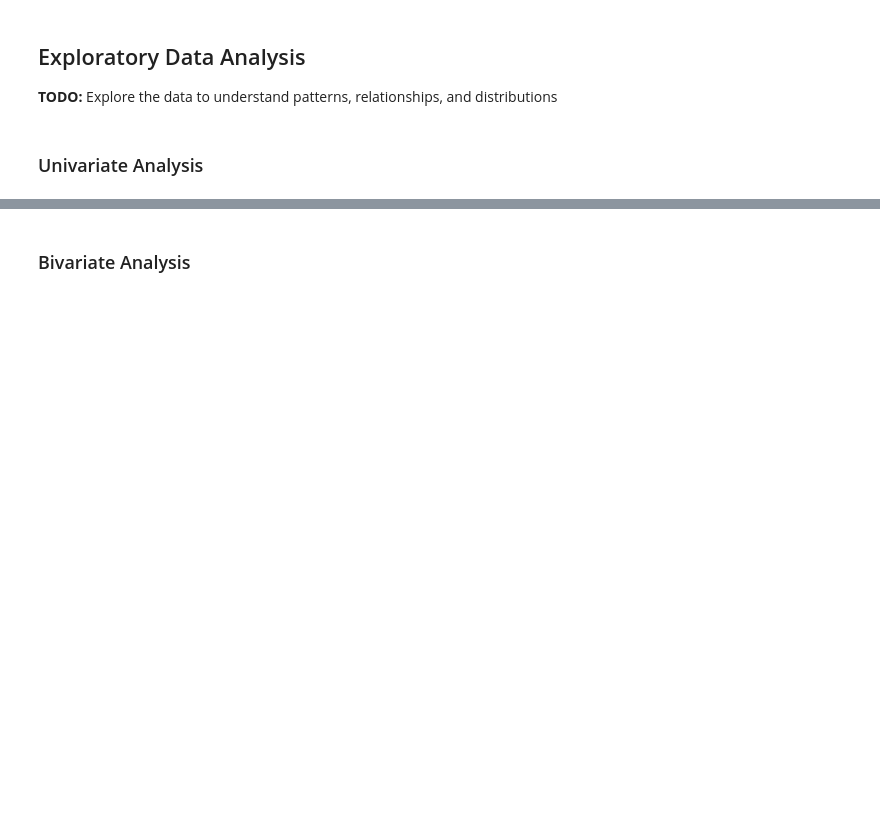
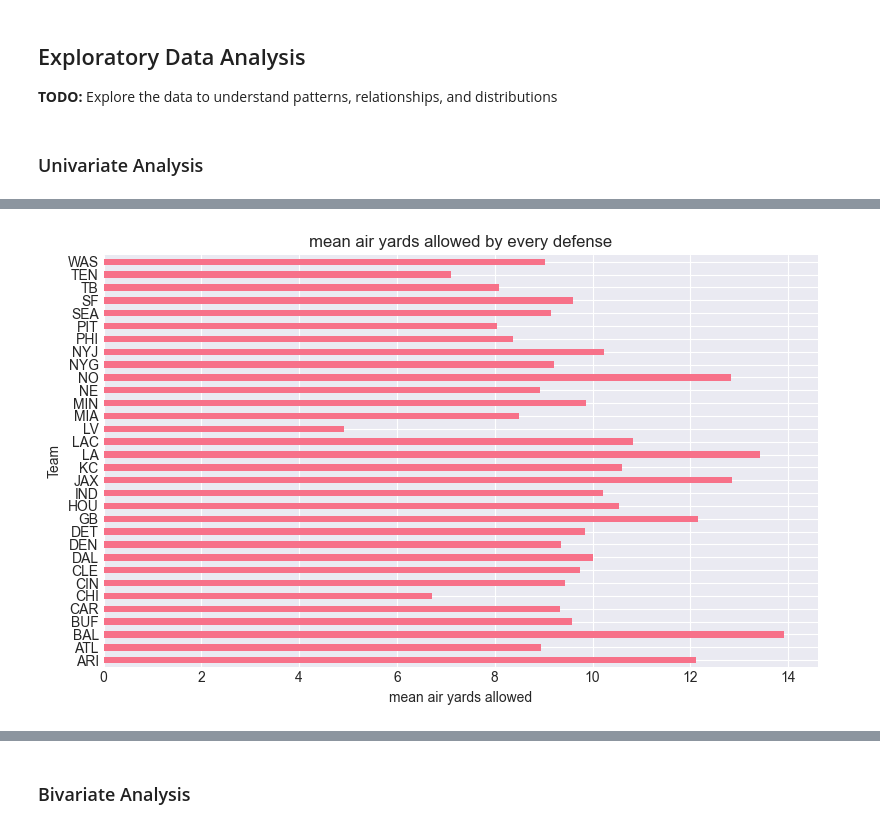
Before and after one commit to EdisonAyranisthebest/Eclipse_W26_Football, a Jupyter notebook: fourth_down_decision_epa_analysis.ipynb, the cells around one changed output, grey strips where cells are left out. Cells and saved outputs as stored; diff of their text form; code cells hidden in the pictures; blank space fills up the shorter version.

```diff
--- a/fourth_down_decision_epa_analysis.ipynb
+++ b/fourth_down_decision_epa_analysis.ipynb
@@ -444,0 +520,18 @@ pass
+# %%
+df_4th_pass = df_4th[df_4th['play_type'] == 'pass']
+pass_team = df_4th_pass.groupby('defteam')['air_yards'].mean()
+
+# avg air yards (that the ball was thrown) allowed by each defense for pass plays on 4th down
+# does not signify a catch occurred
+
+pass_team.plot.barh(
+    title='mean air yards allowed by every defense',
+    xlabel='mean air yards allowed',
+    ylabel='Team',
+    figsize=(8, 5)
+)
+
+plt.tight_layout()
+plt.show()
+# %% [output]
+[figure, added]
```
Also changed, not shown: parts of 17 cells of this notebook.
